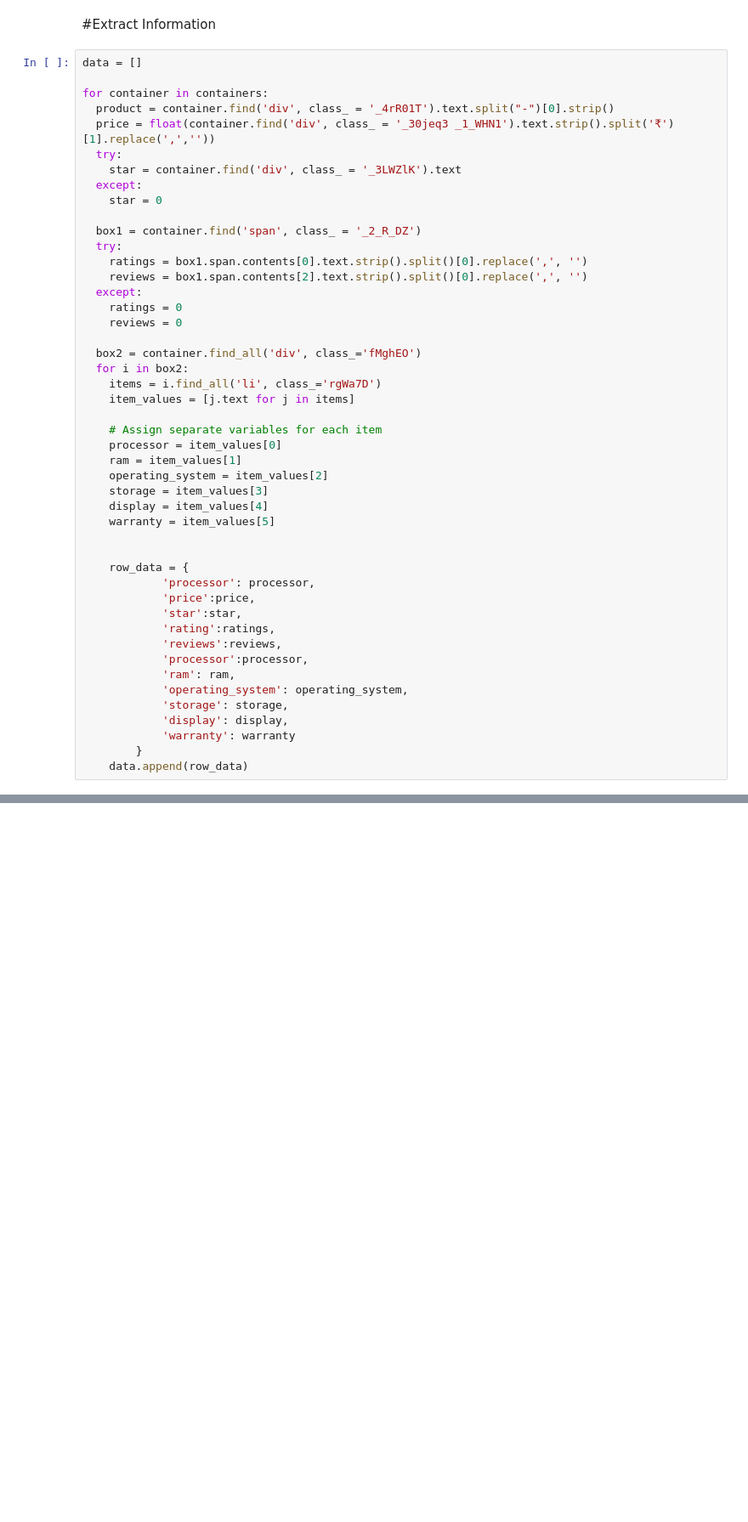
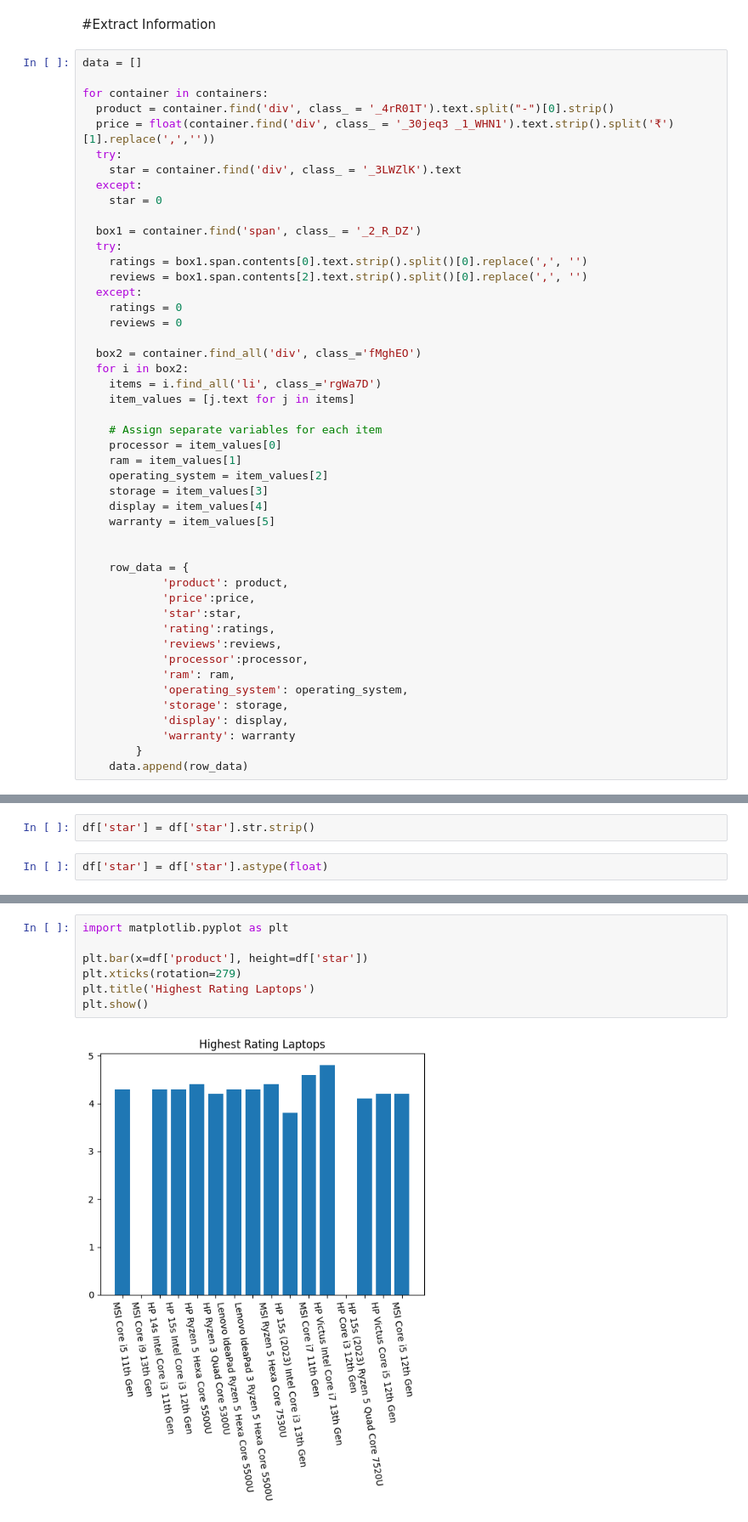
Before and after one commit to iamprashantjain/webscraping_flipkart_data, a Jupyter notebook: webscraping_flipkart.ipynb, the cells around one changed output, grey strips where cells are left out. Shown at 85% size. Saved outputs shown, nothing was run; the diff lists cells and outputs as text; blank space fills up the shorter version.

```diff
--- a/webscraping_flipkart.ipynb
+++ b/webscraping_flipkart.ipynb
@@ -59,7 +59,7 @@ for container in containers:
 
 
     row_data = {
-            'processor': processor,
+            'product': product,
             'price':price,
             'star':star,
             'rating':ratings,
@@ -97,0 +100,4 @@ df
+# %%
+df['star'] = df['star'].str.strip()
+# %%
+df['star'] = df['star'].astype(float)
@@ -97,0 +129,9 @@ df
+# %%
+import matplotlib.pyplot as plt
+
+plt.bar(x=df['product'], height=df['star'])
+plt.xticks(rotation=279)
+plt.title('Highest Rating Laptops')
+plt.show()
+# %% [output]
+[figure, added]
```
Also changed, not shown: parts of 5 cells of this notebook.
